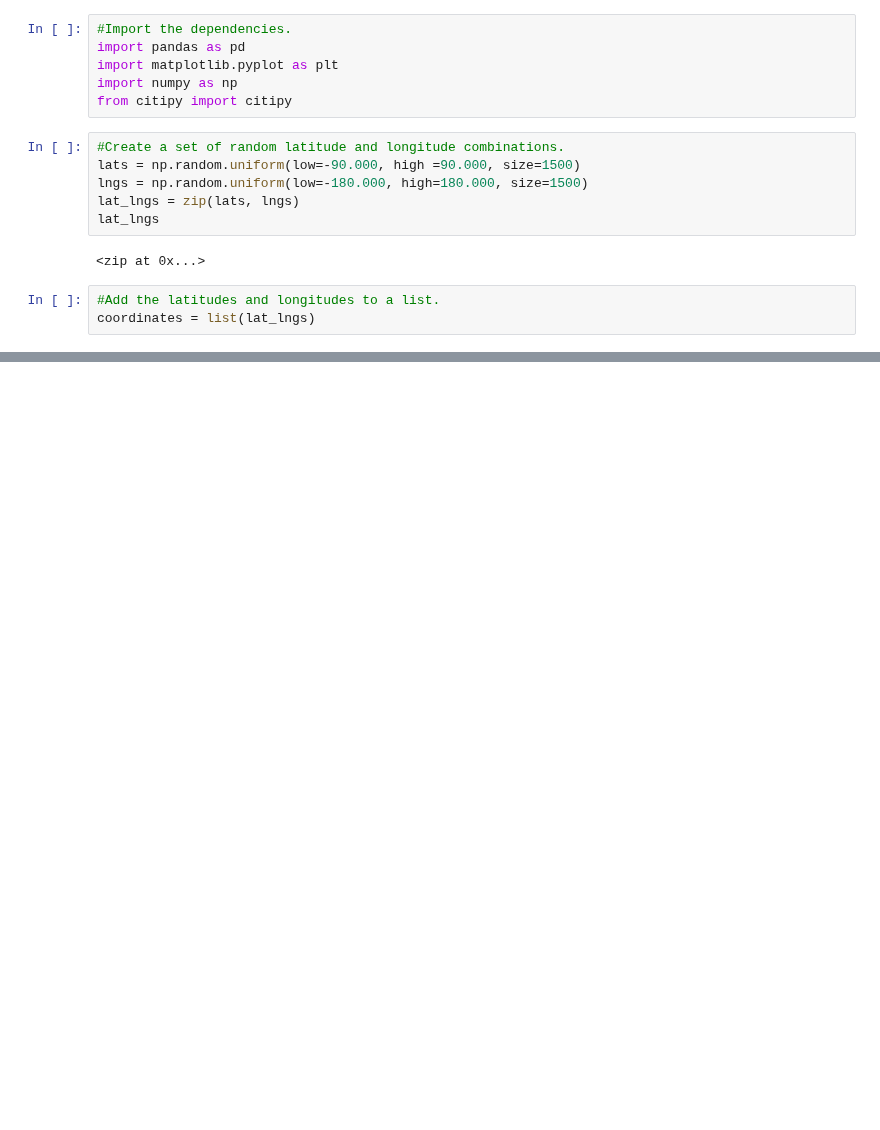
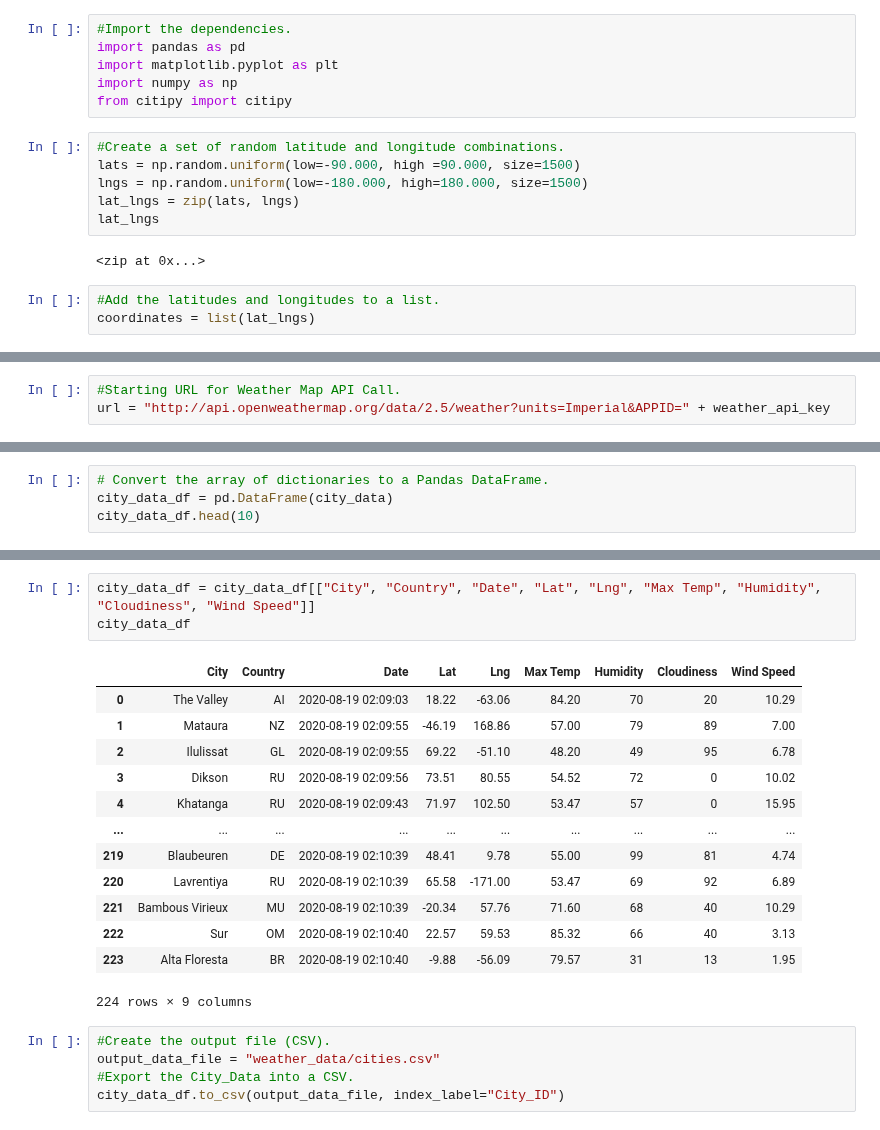
Before and after one commit to jennfrbrown/World_Weather_Analysis, a Jupyter notebook: WeatherPy.ipynb, the cells around one changed output, grey strips where cells are left out. Drawn from its saved outputs; the diff is of its cells as text; blank space fills up the shorter version.

Commit message:
Modifying WeatherPy

```diff
--- a/WeatherPy.ipynb
+++ b/WeatherPy.ipynb
@@ -31,0 +38,3 @@ len(cities)
+# %%
+#Starting URL for Weather Map API Call.
+url = "http://api.openweathermap.org/data/2.5/weather?units=Imperial&APPID=" + weather_api_key
@@ -31,0 +120,4 @@ len(cities)
+# %%
+# Convert the array of dictionaries to a Pandas DataFrame.
+city_data_df = pd.DataFrame(city_data)
+city_data_df.head(10)
@@ -31,0 +136,22 @@ len(cities)
+# %%
+city_data_df = city_data_df[["City", "Country", "Date", "Lat", "Lng", "Max Temp", "Humidity", "Cloudiness", "Wind Speed"]]
+city_data_df
+# %% [output]
+|  | City | Country | Date | Lat | Lng | Max Temp | Humidity | Cloudiness | Wind Speed |
+| 0 | The Valley | AI | 2020-08-19 02:09:03 | 18.22 | -63.06 | 84.20 | 70 | 20 | 10.29 |
+| 1 | Mataura | NZ | 2020-08-19 02:09:55 | -46.19 | 168.86 | 57.00 | 79 | 89 | 7.00 |
+| 2 | Ilulissat | GL | 2020-08-19 02:09:55 | 69.22 | -51.10 | 48.20 | 49 | 95 | 6.78 |
+| 3 | Dikson | RU | 2020-08-19 02:09:56 | 73.51 | 80.55 | 54.52 | 72 | 0 | 10.02 |
+| 4 | Khatanga | RU | 2020-08-19 02:09:43 | 71.97 | 102.50 | 53.47 | 57 | 0 | 15.95 |
+| ... | ... | ... | ... | ... | ... | ... | ... | ... | ... |
+| 219 | Blaubeuren | DE | 2020-08-19 02:10:39 | 48.41 | 9.78 | 55.00 | 99 | 81 | 4.74 |
+| 220 | Lavrentiya | RU | 2020-08-19 02:10:39 | 65.58 | -171.00 | 53.47 | 69 | 92 | 6.89 |
+| 221 | Bambous Virieux | MU | 2020-08-19 02:10:39 | -20.34 | 57.76 | 71.60 | 68 | 40 | 10.29 |
+| 222 | Sur | OM | 2020-08-19 02:10:40 | 22.57 | 59.53 | 85.32 | 66 | 40 | 3.13 |
+| 223 | Alta Floresta | BR | 2020-08-19 02:10:40 | -9.88 | -56.09 | 79.57 | 31 | 13 | 1.95 |
+224 rows × 9 columns
+# %%
+#Create the output file (CSV).
+output_data_file = "weather_data/cities.csv"
+#Export the City_Data into a CSV.
+city_data_df.to_csv(output_data_file, index_label="City_ID")
```
Also changed, not shown: parts of 4 cells of this notebook.
